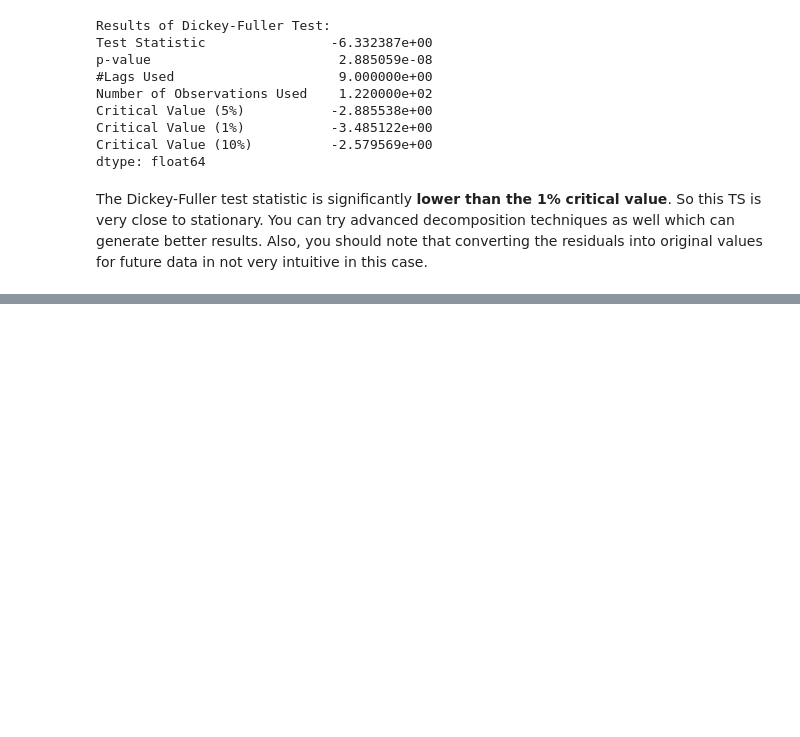
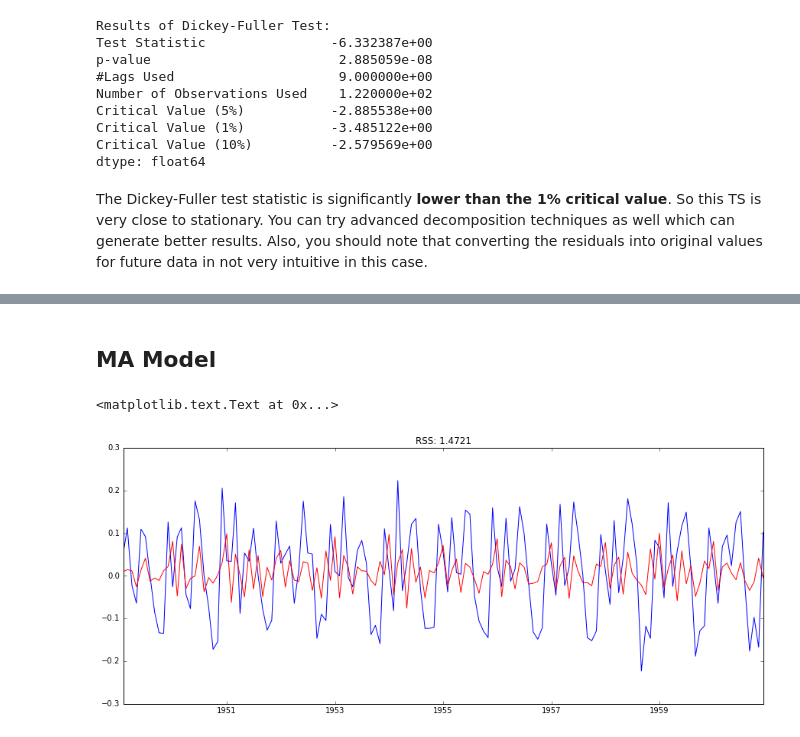
Before and after one commit to benjaminsw/timeseries_pandas, a Jupyter notebook: Time Series.ipynb, the cells around one changed output, grey strips where cells are left out. Saved outputs shown, nothing was run; the diff lists cells and outputs as text; code cells hidden in the pictures; blank space fills up the shorter version.

```diff
--- a/Time Series.ipynb
+++ b/Time Series.ipynb
@@ -410,0 +478,11 @@ The Dickey-Fuller test statistic is significantly **lower than the 1% critical v
+# %% [markdown]
+## MA Model
+# %%
+model = ARIMA(ts_log, order=(0, 1, 2))
+results_MA = model.fit(disp=-1)
+plt.plot(ts_log_diff)
+plt.plot(results_MA.fittedvalues, color='red')
+plt.title('RSS: %.4f'% sum((results_MA.fittedvalues-ts_log_diff)**2))
+# %% [output]
+<matplotlib.text.Text at 0x...>
+[figure, added]
```
Also changed, not shown: parts of 19 cells of this notebook.
